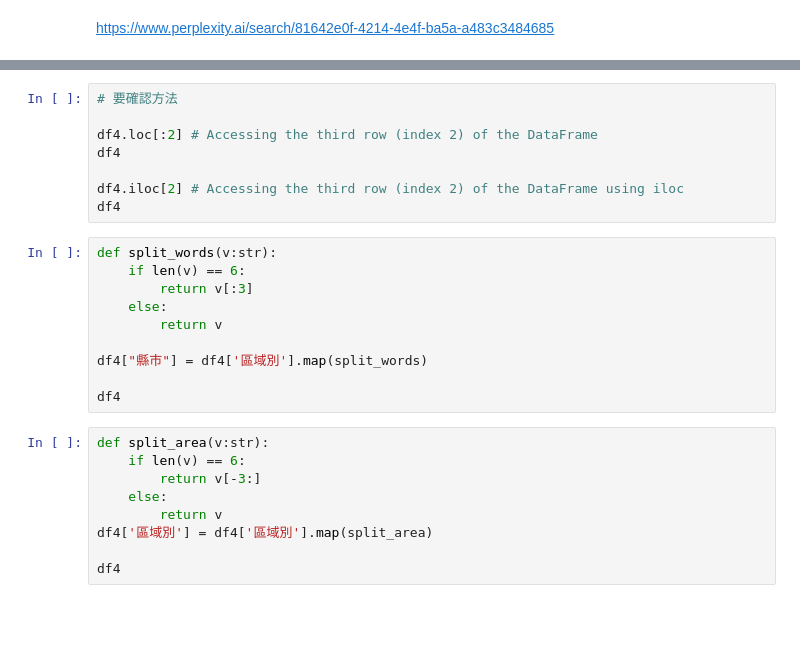
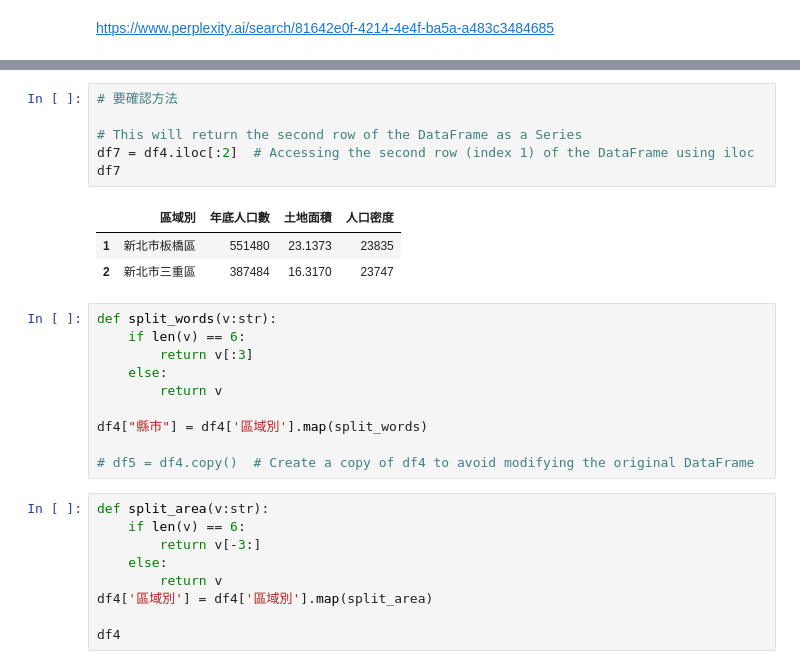
Before and after one commit to mocca006/2025_04_29_python_2_4, a Jupyter notebook: lesson18/lesson18_1.ipynb, the cells around one changed output, grey strips where cells are left out. Saved outputs shown, nothing was run; the diff lists cells and outputs as text; blank space fills up the shorter version.

```diff
--- a/lesson18/lesson18_1.ipynb
+++ b/lesson18/lesson18_1.ipynb
@@ -59,11 +192,13 @@ df4
 # %%
 # 要確認方法
 
-df4.loc[:2] # Accessing the third row (index 2) of the DataFrame
-df4
-
-df4.iloc[2] # Accessing the third row (index 2) of the DataFrame using iloc
-df4
+# This will return the second row of the DataFrame as a Series
+df7 = df4.iloc[:2]  # Accessing the second row (index 1) of the DataFrame using iloc
+df7
+# %% [output]
+|  | 區域別 | 年底人口數 | 土地面積 | 人口密度 |
+| 1 | 新北市板橋區 | 551480 | 23.1373 | 23835 |
+| 2 | 新北市三重區 | 387484 | 16.3170 | 23747 |
 # %%
 def split_words(v:str):
     if len(v) == 6:
@@ -73,7 +208,7 @@ def split_words(v:str):
 
 df4["縣市"] = df4['區域別'].map(split_words)
 
-df4
+# df5 = df4.copy()  # Create a copy of df4 to avoid modifying the original DataFrame
 # %%
 def split_area(v:str):
     if len(v) == 6:
```
Also changed, not shown: parts of 9 cells of this notebook, 1 other file.
